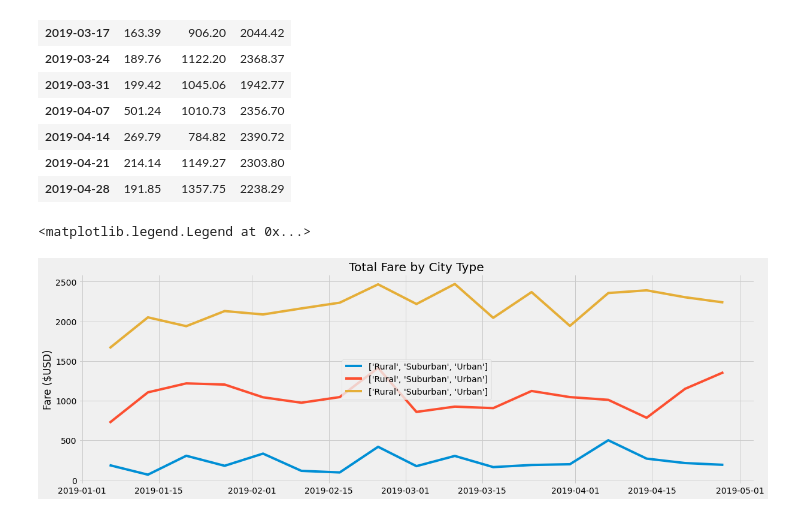
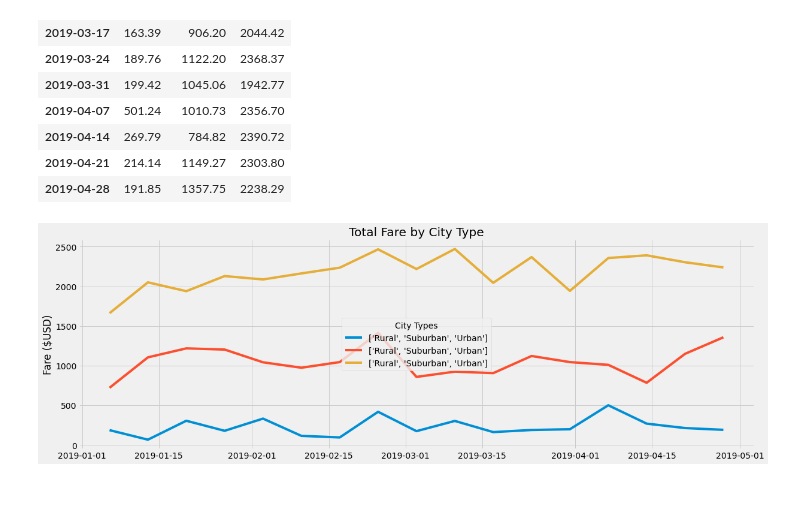
Before and after one commit to HannahEG/PyBer_Analysis, a Jupyter notebook: PyBerChallenge.ipynb, the cells around one changed output. Cells and saved outputs as stored; diff of their text form; code cells hidden in the pictures.

Commit message:
legend update fig 8

```diff
--- a/PyBerChallenge.ipynb
+++ b/PyBerChallenge.ipynb
@@ -298,17 +296,18 @@ newPivotDF
 | 2019-04-28 | 191.85 | 1357.75 | 2238.29 |
 # %%
 # Create Line Chart with fivethirtyeight
-
+legend = ["Rural","Suburban","Urban"]
 
 fig, ax = plt.subplots(figsize=(18,6))
 plt.style.use('fivethirtyeight')
-ax.plot(newPivotDF,label=["Rural","Suburban","Urban"])
+ax.plot(newPivotDF, label=["Rural","Suburban","Urban"])
 
 # Add title, axes labels,
 ax.set_title("Total Fare by City Type")
 ax.set_ylabel("Fare ($USD)")
-lgnd = plt.legend(mode='Expanded', title='City Types')
-plt.legend()
+ax.legend(mode='Expanded', title='City Types')
+
+# Save figure
+plt.savefig("Analysis/Fig8.png")
 # %% [output]
-<matplotlib.legend.Legend at 0x...>
-[figure, old version]
+[figure, new version]
```
Also changed, not shown: parts of 1 cell of this notebook, 1 other file.
